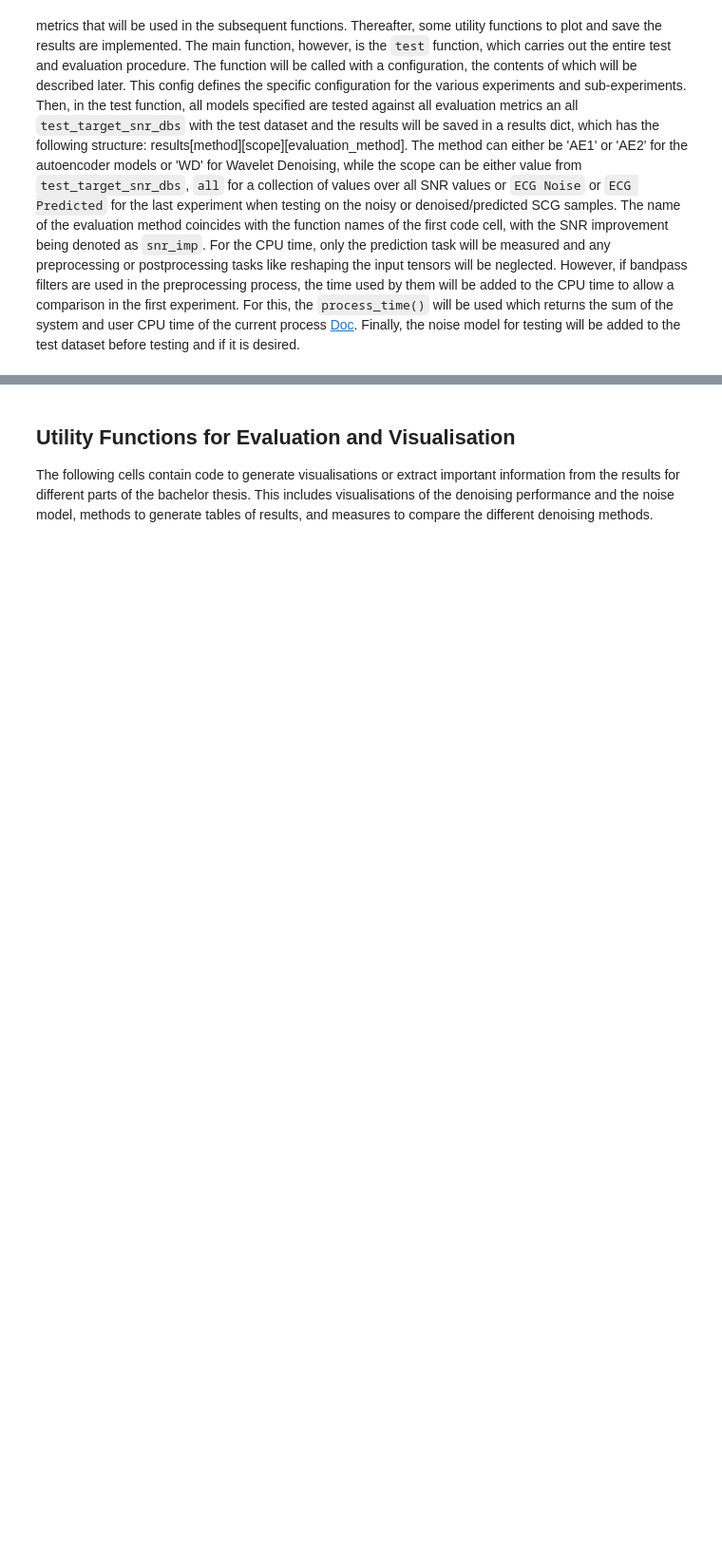
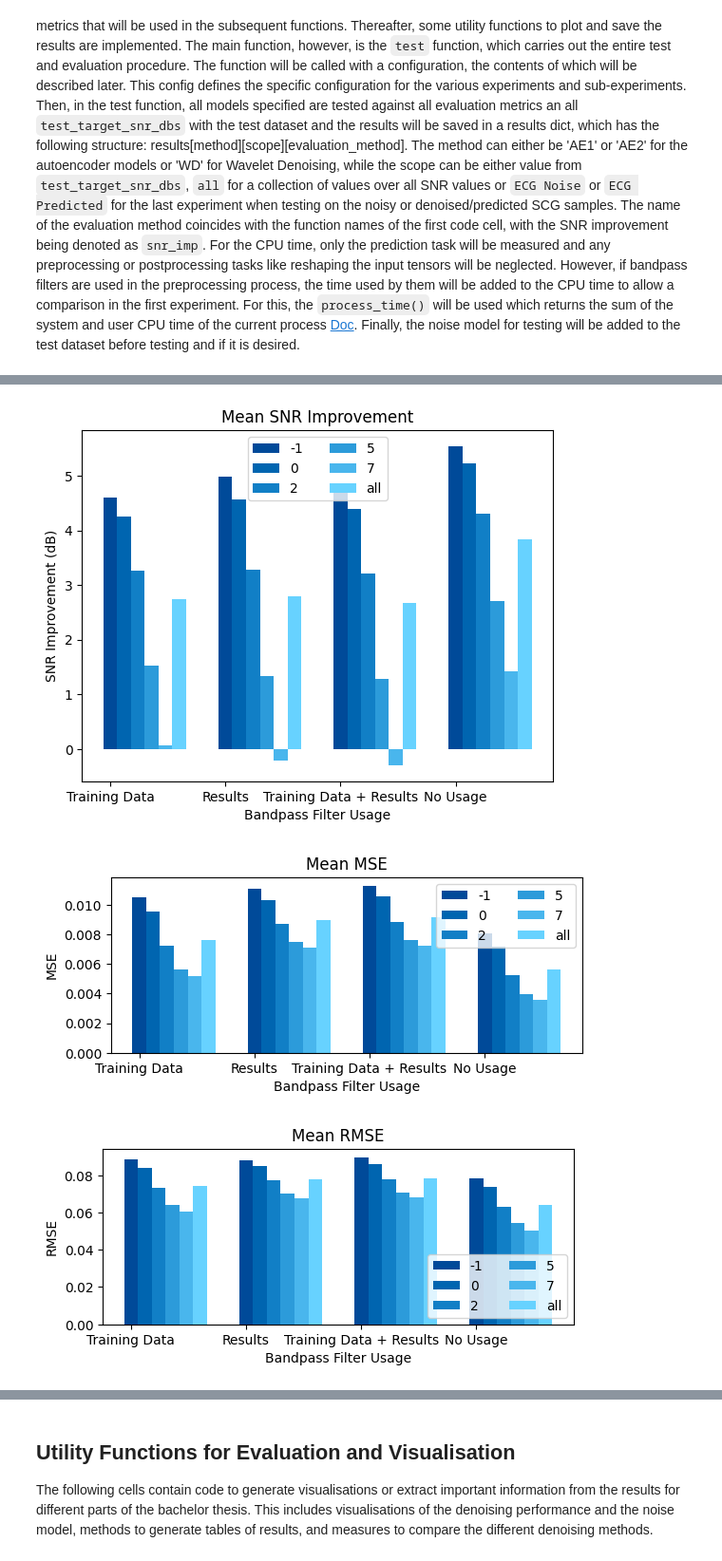
Before and after one commit to jonasburian/Bachelor-Thesis-Project, a Jupyter notebook: project.ipynb, the cells around one changed output, grey strips where cells are left out. Shown at 95% size. Cells and saved outputs as stored; diff of their text form; code cells hidden in the pictures; blank space fills up the shorter version.

Commit message:
correct bandpass filtering on training data

```diff
--- a/project.ipynb
+++ b/project.ipynb
@@ -552,4 +551,4 @@ def load_data(*args, **kwargs):
 # %%
 # Imports the dataset and splits it into a train and test subset.
 # ['b001', 'm001', 'p001', 'b002', 'm002', 'p002']
-train_dataset, test_dataset = load_data(data_directory, ['CEBS'], sampling_rate, window_size, step_size, transform=ToTensor(), ecg=True, noise=True, use_bandpass=False, remove_cebs=None, leave_cebs=None)
+train_dataset, test_dataset = load_data(data_directory, ['CEBS', 'ECMS', 'IEEE'], sampling_rate, window_size, step_size, transform=ToTensor(), ecg=False, noise=True, remove_cebs=None, leave_cebs=None)
@@ -1050,7 +1094,7 @@ def test(config):
 
             # TODO Maybe rename labels to something else
             # Calculate the results for each sample in the test dataset
-            for j, (inputs, labels) in enumerate(test_dataset):
+            for j, (inputs, targets) in enumerate(test_dataset):
 
                 cpu_time = 0
                 # Inputs for the prediction/denoising task
@@ -1058,11 +1102,12 @@ def test(config):
 
                 if config['bandpass_inputs'][i]:
                     # Apply the bandpass filter to the noisy input data if required
+                    inputs_pred = inputs_pred.numpy()
                     cpu_time_start = time.process_time()
-                    inputs_pred_bp = bandpass(inputs_pred, order=4, fs=100.0, lowcut=5.0, highcut=30.0)
+                    inputs_pred = bandpass(inputs_pred, order=4, fs=100.0, lowcut=5.0, highcut=30.0)
                     cpu_time_stop = time.process_time()
                     cpu_time += cpu_time_stop - cpu_time_start
-                    inputs_pred = torch.from_numpy(inputs_pred_bp.copy())
+                    inputs_pred = torch.from_numpy(inputs_pred.copy())
 
                 # Test the corresponding method
                 if method in ['AE1', 'AE2', 'ECG']:
@@ -1087,7 +1132,7 @@ def test(config):
                     # Denormalize, as the target distribution of wavelet denoising are not the denormalized values as with the autoencoders
                     predicted = denormalize(predicted, test_dataset.dataset.min_val, test_dataset.dataset.max_val)
 
-                labels = labels.numpy()
+                targets = targets.numpy()
                 inputs = inputs.numpy()
 
                 if config['bandpass_results'][i]:
@@ -1106,12 +1151,12 @@ def test(config):
                     predicted_ecg_inputs = model_ecg(inputs_pred).to('cpu').reshape(window_size).numpy()
                     predicted_ecg_pred = model_ecg(predicted).to('cpu').reshape(window_size).numpy()
 
-                    results[label]['ECG Noise']['rmse'].append([rmse(labels, predicted_ecg_inputs)])
-                    results[label]['ECG Noise']['pcorr'].append([pcorr(labels, predicted_ecg_inputs)])
+                    results[label]['ECG Noise']['rmse'].append([rmse(targets, predicted_ecg_inputs)])
+                    results[label]['ECG Noise']['pcorr'].append([pcorr(targets, predicted_ecg_inputs)])
 
                     # Calculate the RMSE and pcorr for the ecg/scg transformation for the noisy data and predicted/denoised scg data
-                    results[label]['ECG Predicted']['rmse'].append([rmse(labels, predicted_ecg_pred)])
-                    results[label]['ECG Predicted']['pcorr'].append([pcorr(labels, predicted_ecg_pred)])
+                    results[label]['ECG Predicted']['rmse'].append([rmse(targets, predicted_ecg_pred)])
+                    results[label]['ECG Predicted']['pcorr'].append([pcorr(targets, predicted_ecg_pred)])
 
                 # Test for the rest of the experiments
                 else:
@@ -1119,19 +1164,19 @@ def test(config):
                     inputs_snr = denormalize(inputs, test_dataset.dataset.min_val, test_dataset.dataset.max_val)
 
                     # Calculate the performance measures for each SNR on the test dataset. The SNR values are selected with a margin of 0.8.
-                    snr_data = snr(labels, inputs_snr)
+                    snr_data = snr(targets, inputs_snr)
                     for target in test_target_snr_dbs + ['all']:
                         if (str(target) == 'all') or (snr_data > (target - 0.8) and snr_data < (target + 0.8)):
                             j += 1
                             target = str(target)
                             results[label][target]['result'].append(predicted)
-                            results[label][target]['snr_imp'].append([snr(labels, predicted) - snr_data])
-                            results[label][target]['mse'].append([mse(labels, predicted)])
-                            results[label][target]['rmse'].append([rmse(labels, predicted)])
-                            results[label][target]['mae'].append([mae(labels, predicted)])
-                            results[label][target]['xcorr'].append([xcorr(labels, predicted)])
-                            results[label][target]['pcorr'].append([pcorr(labels, predicted)])
-                            results[label][target]['prd'].append([prd(labels, predicted)])
+                            results[label][target]['snr_imp'].append([snr(targets, predicted) - snr_data])
+                            results[label][target]['mse'].append([mse(targets, predicted)])
+                            results[label][target]['rmse'].append([rmse(targets, predicted)])
+                            results[label][target]['mae'].append([mae(targets, predicted)])
+                            results[label][target]['xcorr'].append([xcorr(targets, predicted)])
+                            results[label][target]['pcorr'].append([pcorr(targets, predicted)])
+                            results[label][target]['prd'].append([prd(targets, predicted)])
                             results[label][target]['cpu_time'].append(cpu_time)
 
             if not config['ecg']:
@@ -1154,7 +1199,7 @@ test_dataset.dataset.add_noise(test_target_snr_dbs, noise_model='BOTH', wgn_prob
 # Config for the first experiment
 config0 = {
     'methods': ['AE2', 'AE2', 'AE2', 'AE2'], #, 'WD']
-    'models': ['wgn/model_2_wgn3_bandpass.pth', 'wgn/model_2_wgn.pth', 'wgn/model_2_wgn3_bandpass.pth', 'wgn/model_2_wgn3.pth'],
+    'models': ['wgn/model_2_wgn3_bandpass.pth', 'wgn/model_2_wgn3.pth', 'wgn/model_2_wgn3_bandpass.pth', 'wgn/model_2_wgn3.pth'],
     'labels': ['Training Data', 'Results', 'Training Data + Results', 'No Usage'],
     'target_snr_print': ['-1', '0', '2', '5', '7', 'all'], # [-1, 0, 2, 5, 7]
     'bandpass_results': [False, True, True, False],
@@ -1232,7 +1277,7 @@ config3_1 = {
 # Config for the fourth experiment regarding the SCG/ECG transformation performance improvement
 config3_2 = {
     'methods': ['AE2'],
-    'models': ['motion/model_2_wgn3_motion.pth'],
+    'models': ['motion/model_2_wgn3.pth'],
     'labels': ['AE2'],
     'target_snr_print': ['ECG Noise', 'ECG Predicted'], # [-1, 0, 0.5, 1, 3, 5, 8]
     'bandpass_results': [False, False, False, False],
@@ -1256,4 +1301,4 @@ config3_complete = {
     'xlabel': 'Noise Model'
 }
 
-results_eval = test(config3_2)
+results_eval = test(config0)
@@ -1260,3 +1323,7 @@ results_eval = test(config3_2)
 # %%
 # Save and print the results
-save_results('./results/3/complete', config3_complete, results=results_eval)
+save_results('./results/0/', config0, results=results_eval)
+# %% [output]
+[figure, added]
+[figure, added]
+[figure, added]
```
Also changed, not shown: parts of 16 cells of this notebook, 2 other files.
